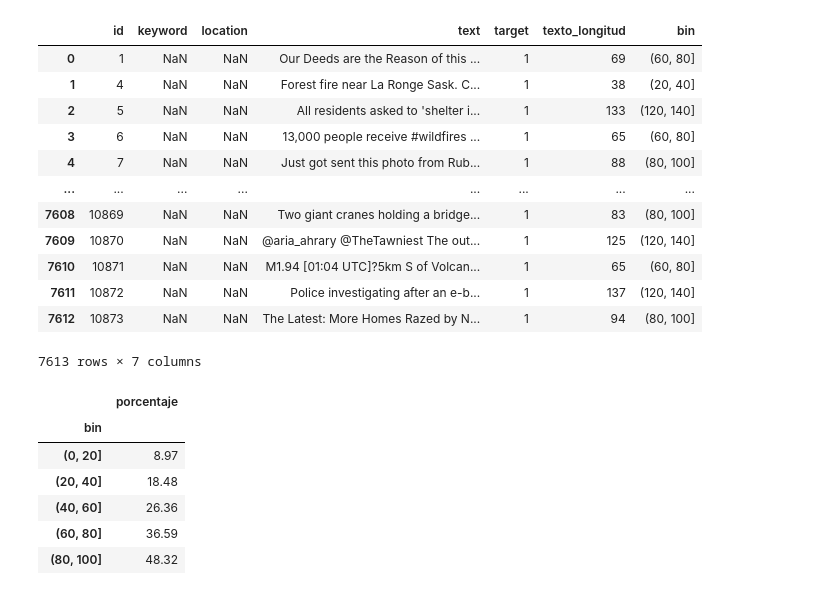
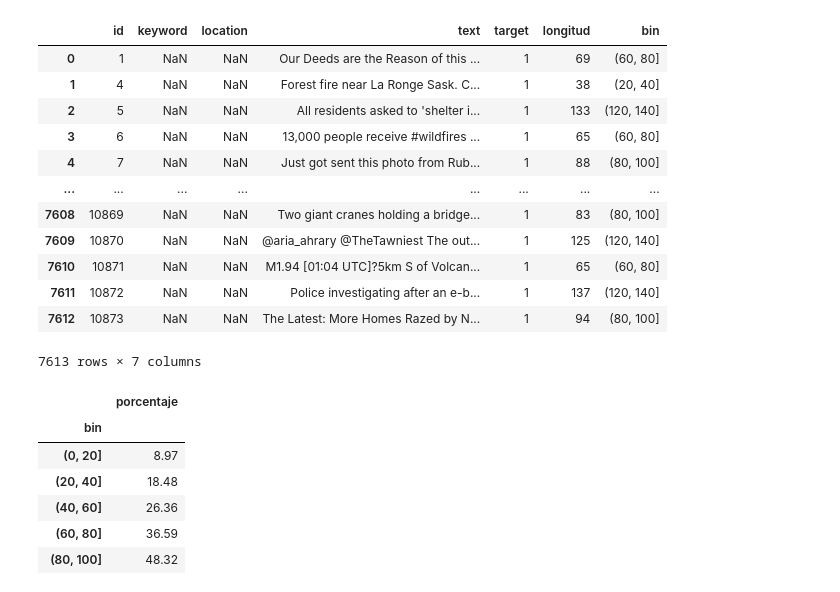
Before and after one commit to JulioCastillo1/TP1-Datos, a Jupyter notebook: TP1-Datos.ipynb, the cells around one changed output. Drawn from its saved outputs; the diff is of its cells as text; code cells hidden in the pictures.

```diff
--- a/TP1-Datos.ipynb
+++ b/TP1-Datos.ipynb
@@ -31,11 +31,11 @@ tweets_description
 | mínimo | 7 |
 | máximo | 163 |
 # %%
-bins = pd.cut(tweets['texto_longitud'], bins=[0, 20, 40, 60, 80, 100, 120, 140, 160, 180])
+bins = pd.cut(tweets['longitud'], bins=[0, 20, 40, 60, 80, 100, 120, 140, 160, 180])
 tweets['bin'] = bins
 tweets
 # %% [output]
-|  | id | keyword | location | text | target | texto_longitud | bin |
+|  | id | keyword | location | text | target | longitud | bin |
 | 0 | 1 | NaN | NaN | Our Deeds are the Reason of this ... | 1 | 69 | (60, 80] |
 | 1 | 4 | NaN | NaN | Forest fire near La Ronge Sask. C... | 1 | 38 | (20, 40] |
 | 2 | 5 | NaN | NaN | All residents asked to 'shelter i... | 1 | 133 | (120, 140] |
```
Also changed, not shown: parts of 5 cells of this notebook.
